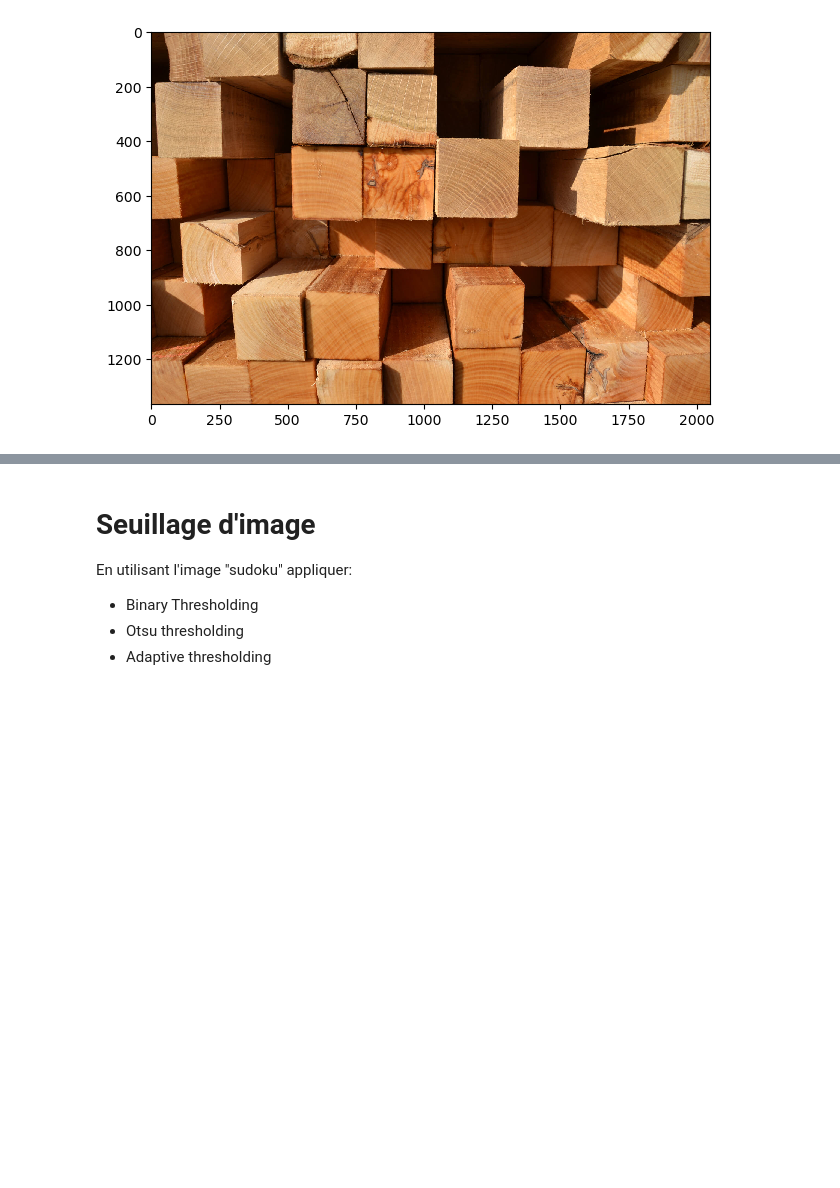
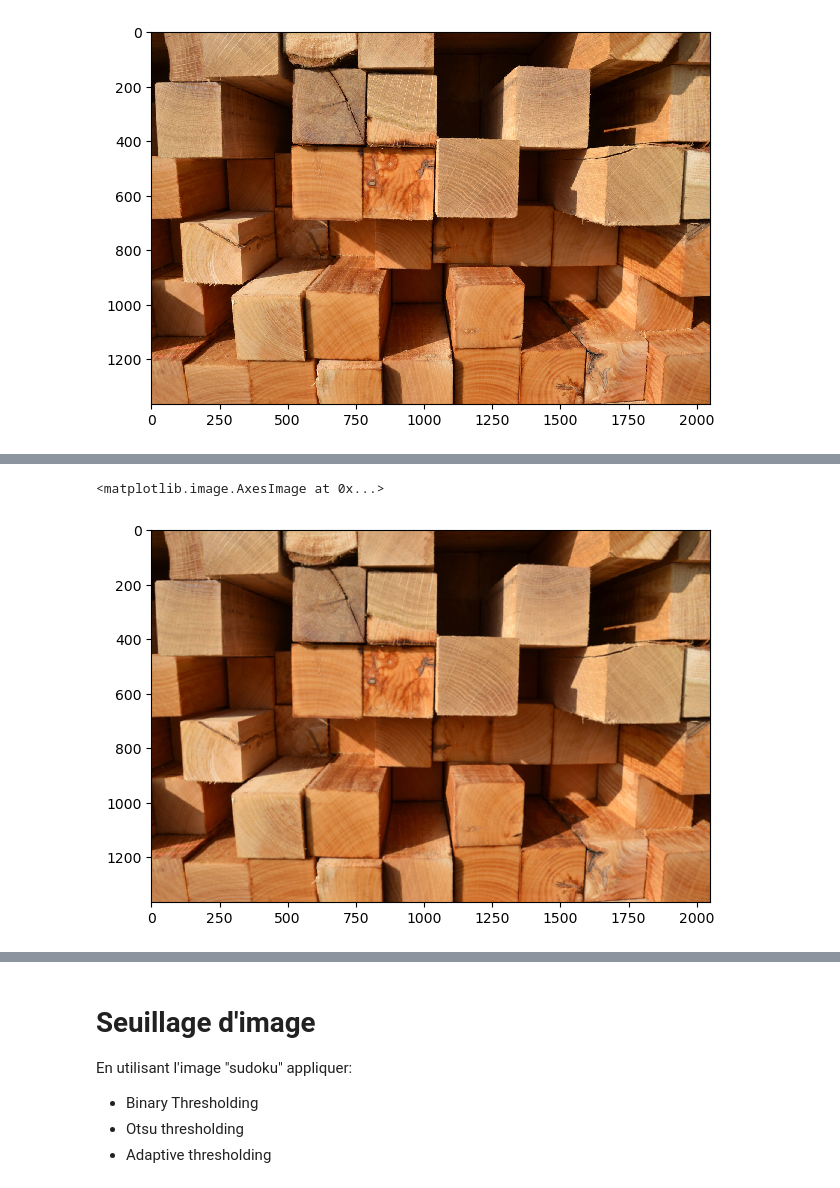
Before and after one commit to AxelArcidiaco/Projets-Dev-IA-1, a Jupyter notebook: Deep Learning & NLP/Story 2/Workshop OpenCV/image_processing_.ipynb, the cells around one changed output, grey strips where cells are left out. Cells and saved outputs as stored; diff of their text form; code cells hidden in the pictures; blank space fills up the shorter version.

```diff
--- a/Deep Learning & NLP/Story 2/Workshop OpenCV/image_processing_.ipynb
+++ b/Deep Learning & NLP/Story 2/Workshop OpenCV/image_processing_.ipynb
@@ -132,2 +146,7 @@ imshow(bois)
 # %%
 # Appliquer blur avec un kernel de taille 5x5
+blur = cv2.blur(bois, (5,5), 0)
+imshow(blur)
+# %% [output]
+<matplotlib.image.AxesImage at 0x...>
+[figure, added]
```
Also changed, not shown: parts of 5 cells of this notebook.
